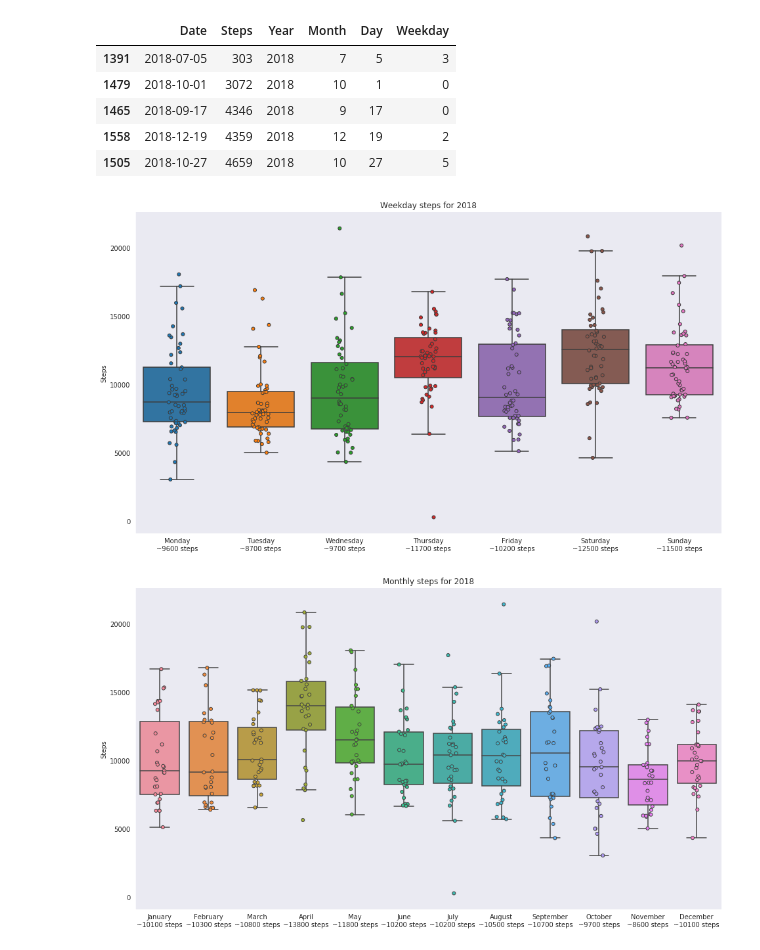
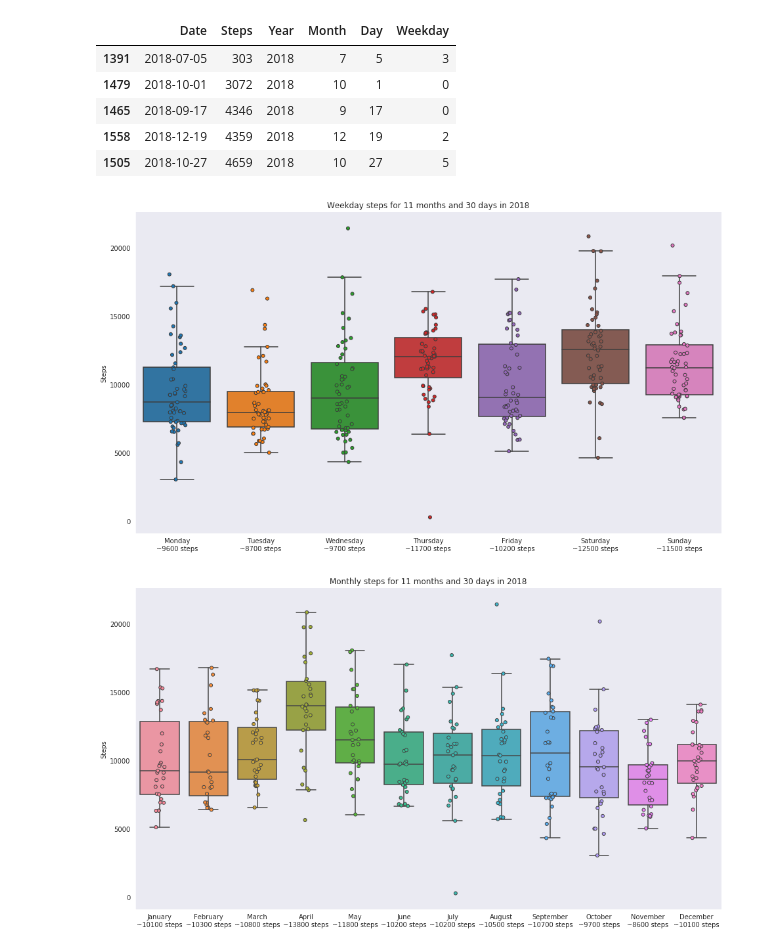
Before and after one commit to habi/steps, a Jupyter notebook: StepData.ipynb, the cells around one changed output. Saved outputs shown, nothing was run; the diff lists cells and outputs as text; code cells hidden in the pictures.

```diff
--- a/StepData.ipynb
+++ b/StepData.ipynb
@@ -129,23 +130,40 @@ Ticklabels_year = ['%s\n~%g steps' % (y, round(s / 1e3, 1) * 1e3)
 # %%
 # Plot the steps per weekday
-seaborn.boxplot(data=data[data.Year==yearwelookat], x='Weekday', y='Steps', fliersize=0)
-#seaborn.violinplot(data=data, x=data.Weekday, y=data.Steps, cut=0, inner=None)
-seaborn.stripplot(data=data[data.Year==yearwelookat], x='Weekday', y='Steps', jitter=True, linewidth=1)
+seaborn.boxplot(data=data[data.Year == yearwelookat],
+                x='Weekday',
+                y='Steps',
+                fliersize=0)
+seaborn.stripplot(data=data[data.Year == yearwelookat],
+                  x='Weekday',
+                  y='Steps',
+                  jitter=True,
+                  linewidth=1)
 plt.gca().set_xticklabels(Ticklabels_weekday)
-plt.title('Weekday steps for %s' % yearwelookat)
+plt.title('Weekday steps for %s months and %s days in %s' % (Duration.months,
+                                                             Duration.days,
+                                                             yearwelookat))
 plt.gca().xaxis.label.set_visible(False)
 seaborn.despine()
 plt.show()
 # %% [output]
-[figure, old version]
+[figure, new version]
 # %%
 # Plot the steps per month
-seaborn.boxplot(data=data[data.Year==yearwelookat], x='Month', y='Steps', fliersize=0)
-seaborn.stripplot(data=data[data.Year==yearwelookat], x='Month', y='Steps', jitter=True, linewidth=1)
+seaborn.boxplot(data=data[data.Year == yearwelookat],
+                x='Month',
+                y='Steps',
+                fliersize=0)
+seaborn.stripplot(data=data[data.Year == yearwelookat],
+                  x='Month',
+                  y='Steps',
+                  jitter=True,
+                  linewidth=1)
 plt.gca().set_xticklabels(Ticklabels_month)
-plt.title('Monthly steps for %s' % yearwelookat)
+plt.title('Monthly steps for %s months and %s days in %s' % (Duration.months,
+                                                             Duration.days,
+                                                             yearwelookat))
 plt.gca().xaxis.label.set_visible(False)
 seaborn.despine()
 plt.show()
 # %% [output]
-[figure, old version]
+[figure, new version]
```
Also changed, not shown: parts of 9 cells of this notebook.
